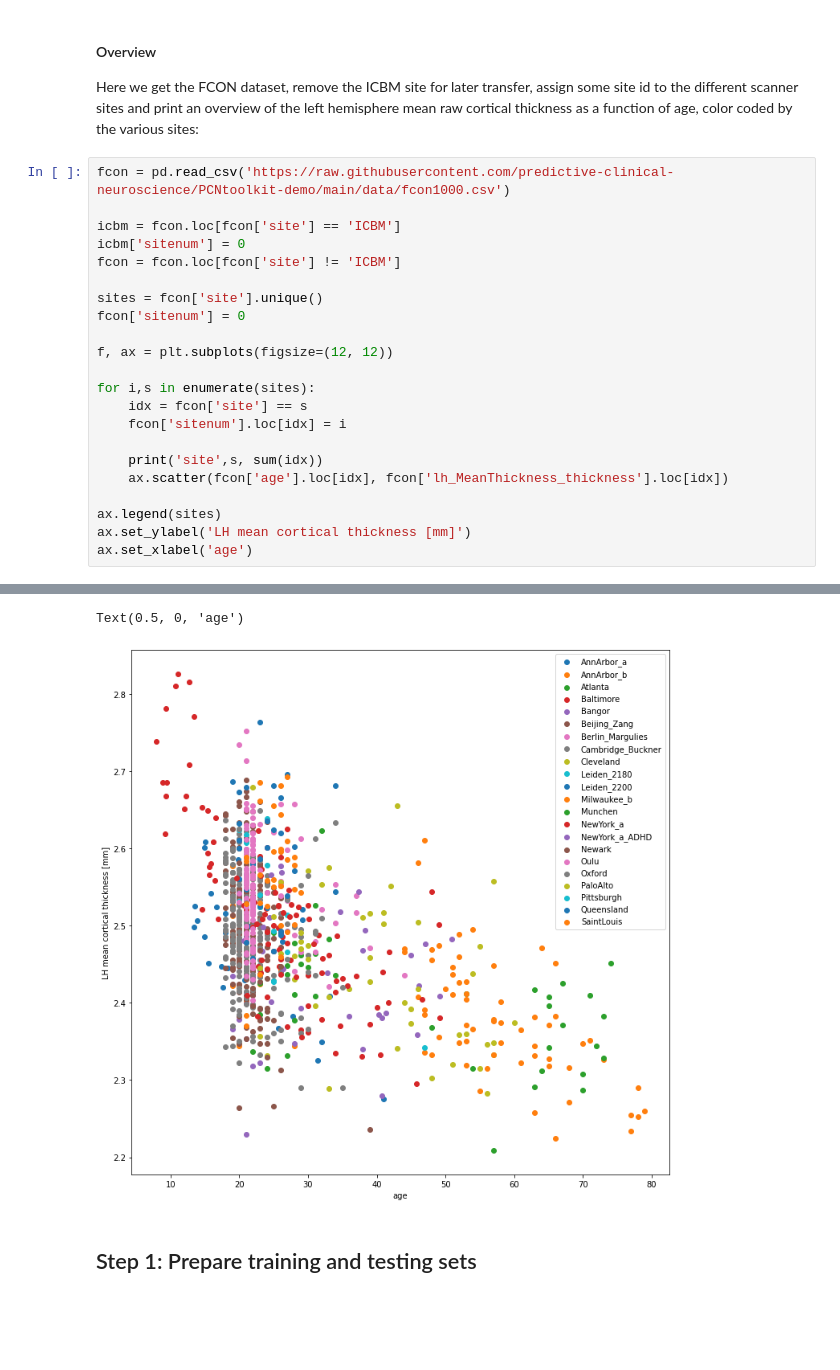
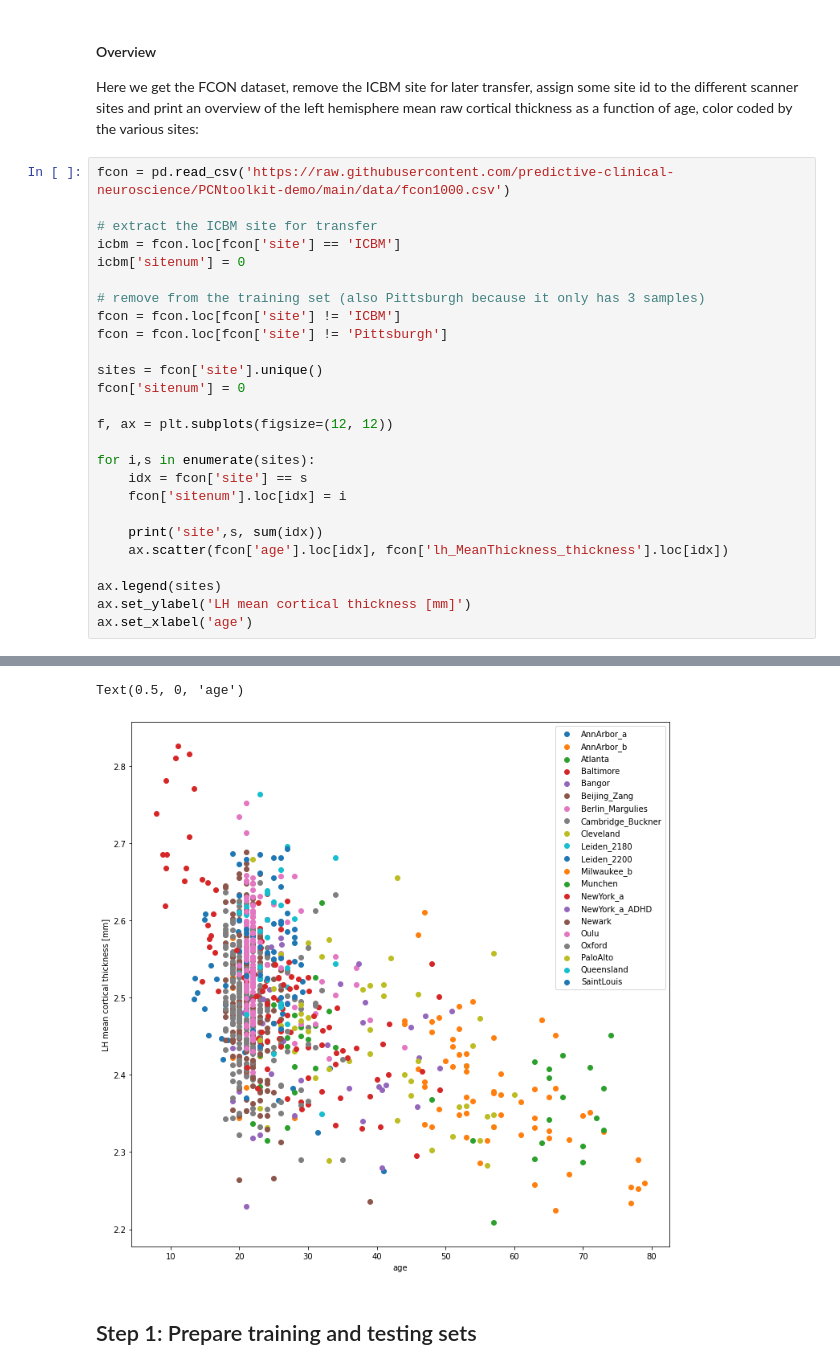
Before and after one commit to predictive-clinical-neuroscience/PCNtoolkit-demo, a Jupyter notebook: tutorials/HBR_FCON/HBR_NormativeModel_FCONdata_Tutorial.ipynb, the cells around one changed output, grey strips where cells are left out. Cells and saved outputs as stored; diff of their text form; blank space fills up the shorter version.

```diff
--- a/tutorials/HBR_FCON/HBR_NormativeModel_FCONdata_Tutorial.ipynb
+++ b/tutorials/HBR_FCON/HBR_NormativeModel_FCONdata_Tutorial.ipynb
@@ -40,9 +40,13 @@ Here we get the FCON dataset, remove the ICBM site for later transfer, assign so
 # %%
 fcon = pd.read_csv('https://raw.githubusercontent.com/predictive-clinical-neuroscience/PCNtoolkit-demo/main/data/fcon1000.csv')
 
+# extract the ICBM site for transfer
 icbm = fcon.loc[fcon['site'] == 'ICBM']
 icbm['sitenum'] = 0
+
+# remove from the training set (also Pittsburgh because it only has 3 samples)
 fcon = fcon.loc[fcon['site'] != 'ICBM']
+fcon = fcon.loc[fcon['site'] != 'Pittsburgh']
 
 sites = fcon['site'].unique()
 fcon['sitenum'] = 0
@@ -87,7 +91,7 @@ site Pittsburgh 3
 site Queensland 19
 site SaintLouis 31
 Text(0.5, 0, 'age')
-[figure, old version]
+[figure, new version]
 # %% [markdown]
 ## Step 1: Prepare training and testing sets
 # %% [markdown]
```
Also changed, not shown: parts of 5 cells of this notebook, 9 other files.
